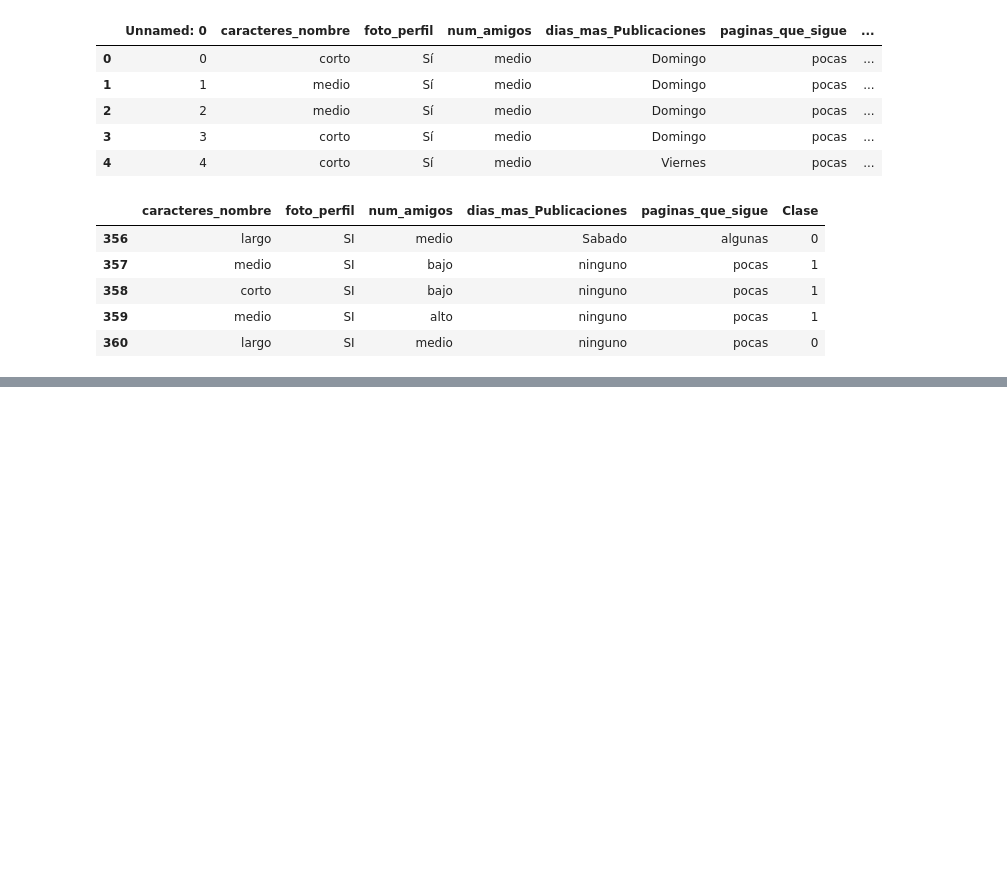
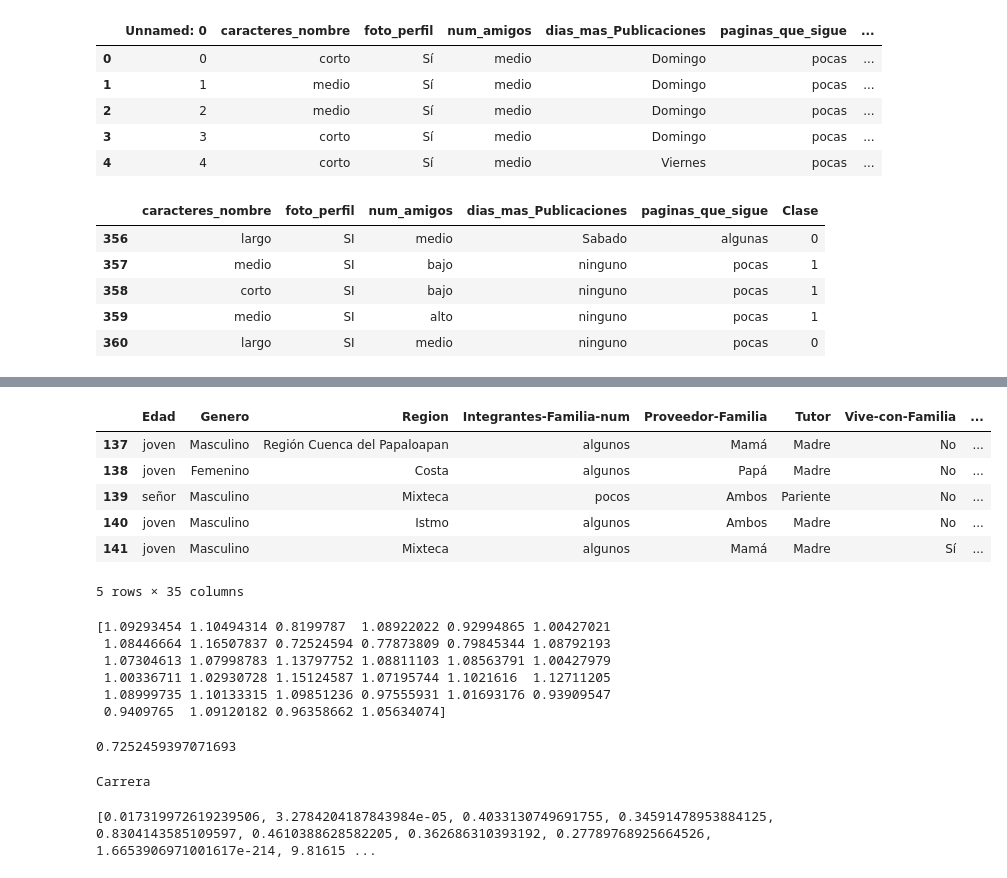
Before and after one commit to SamuelGuerrero/Reconocimiento-de-Patrones, a Jupyter notebook: Segundo Parcial/SeleccionCaracterísticas/Gini.ipynb, the cells around one changed output, grey strips where cells are left out. Cells and saved outputs as stored; diff of their text form; code cells hidden in the pictures; blank space fills up the shorter version.

```diff
--- a/Segundo Parcial/SeleccionCaracterísticas/Gini.ipynb
+++ b/Segundo Parcial/SeleccionCaracterísticas/Gini.ipynb
@@ -223,0 +232,65 @@ ninguno0
+# %%
+df = df.loc[:, ~df.columns.str.contains('^Unnamed')]
+
+df['Promedio-Primer-Semestre'] = df['Promedio-Primer-Semestre'].replace({'malo': 0, 'regular': 1, 'bueno': 2})
+
+df = df.loc[:, ['Edad','Genero','Region','Integrantes-Familia-num','Proveedor-Familia','Tutor','Vive-con-Familia','Enfermedad-CrÃ³nica','Carrera','Semestre','Preparatoria','Promedio-Preparatoria','Materias-Relacionadas','Carrera-Elegida-Ajusta-A-Gustos-Habilidades','Buena-RelaciÃ³n-Familiar','Buena-RelaciÃ³n-Amigos-CompaÃ±eros','Materias-Cursadas-Primer-Semestre','Materias-Aprobadas-Primer-Semestre','Materias-Reprobadas-De-ComputaciÃ³n','Materias-Reprobadas-De-MatemÃ¡ticas','Materias-Reprobadas-De-Ciensias-Sociales','Horas-Promedio-Estudio-Examenes','Horas-Promedio-Estudio-Actividades-Escolares','Cursos-Extra-Primer-Semestre','Noviazgo','Actividad-Cultural-o-Deportiva','Tiempo-con-sus-amigos-compaÃ±eros','Horas-Semana-Divertirse con-sus-amigos','ConsumÃ­a-Alcohol-Entre-semana','ConsumÃ­a-Alcohol-Fin-semana','Horas-DÃ­a-Dedicada-Redes-Sociales','Gustan-Videojuegos','Horas-Semana-Dedicada-Videojuegos','Horas-Semana-Dedicada-Actividades-Entretenimiento','Promedio-Primer-Semestre']]
+# %%
+df.tail()
+# %% [output]
+|  | Edad | Genero | Region | Integrantes-Familia-num | Proveedor-Familia | Tutor | Vive-con-Familia | ... |
+| 137 | joven | Masculino | Región Cuenca del Papaloapan | algunos | Mamá | Madre | No | ... |
+| 138 | joven | Femenino | Costa | algunos | Papá | Madre | No | ... |
+| 139 | señor | Masculino | Mixteca | pocos | Ambos | Pariente | No | ... |
+| 140 | joven | Masculino | Istmo | algunos | Ambos | Madre | No | ... |
+| 141 | joven | Masculino | Mixteca | algunos | Mamá | Madre | Sí | ... |
+5 rows × 35 columns
+# %%
+perfiles = df.to_numpy()
+
+entropis = []
+for i in np.arange(35):
+    total_class = 3
+    column_class = 34
+    entropis.append(entropia(total_class=total_class, column=i, column_class=column_class, datos=perfiles))
+entropis = np.array(entropis)
+entropis = np.delete(entropis, -1)
+print(entropis)
+# %% [output]
+[1.09293454 1.10494314 0.8199787  1.08922022 0.92994865 1.00427021
+ 1.08446664 1.16507837 0.72524594 0.77873809 0.79845344 1.08792193
+ 1.07304613 1.07998783 1.13797752 1.08811103 1.08563791 1.00427979
+ 1.00336711 1.02930728 1.15124587 1.07195744 1.1021616  1.12711205
+ 1.08999735 1.10133315 1.09851236 0.97555931 1.01693176 0.93909547
+ 0.9409765  1.09120182 0.96358662 1.05634074]
+# %%
+print(entropis.min())
+# %% [output]
+0.7252459397071693
+# %%
+result = np.where(entropis == entropis.min())
+
+column_names = df.columns.tolist()
+print(column_names[result[0][0]])
+# %% [output]
+Carrera
+# %%
+import pandas as pd
+import scipy.stats as stats
+
+# Ejemplo de uso
+# Supongamos que tenemos un dataframe llamado 'df' con 5 columnas donde la última columna es la clase
+
+# Extrae la primera columna del dataframe
+columna_1 = df.iloc[:, result[0][0]]
+
+# Calcula la asociación entre la primera columna y el resto de columnas utilizando la prueba de chi-cuadrado
+asociaciones = []
+for columna in df.columns[:-1]:  # Excluimos la última columna (clase)
+    tabla_contingencia = pd.crosstab(columna_1, df[columna])
+    _, p_value, _, _ = stats.chi2_contingency(tabla_contingencia)
+    asociaciones.append(p_value)
+
+print(asociaciones)
+# %% [output]
+[0.017319972619239506, 3.2784204187843984e-05, 0.4033130749691755, 0.34591478953884125, 0.8304143585109597, 0.4610388628582205, 0.362686310393192, 0.27789768925664526, 1.6653906971001617e-214, 9.81615 ...
```
Also changed, not shown: parts of 16 cells of this notebook, 1 other file.
